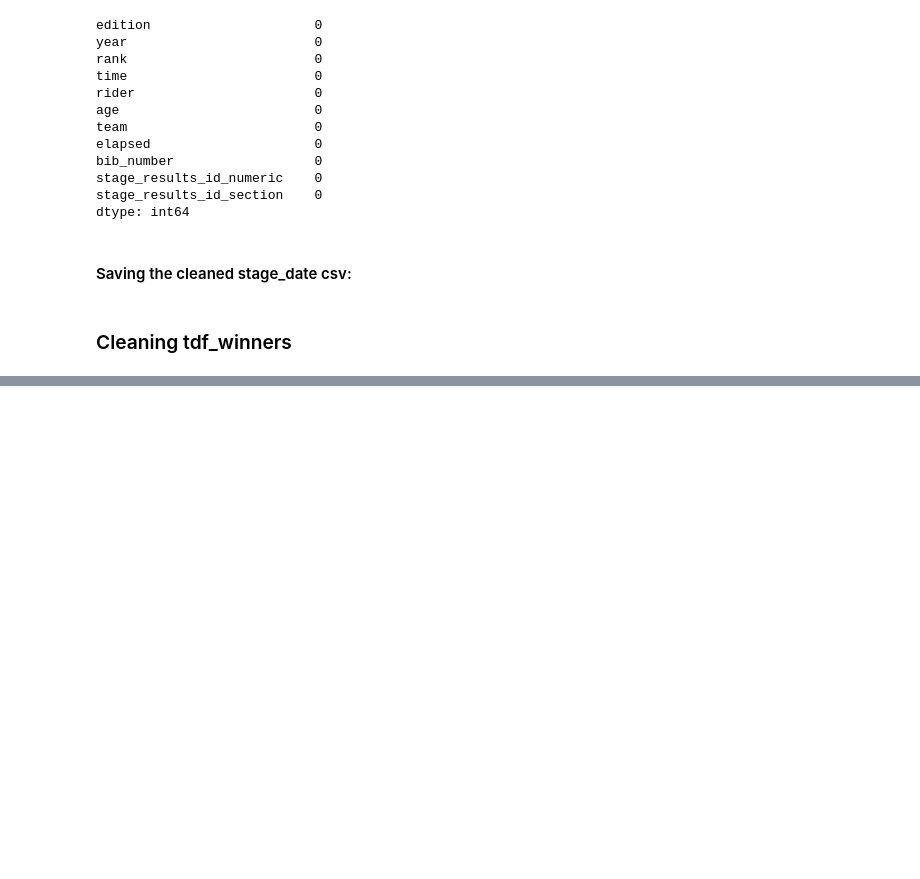
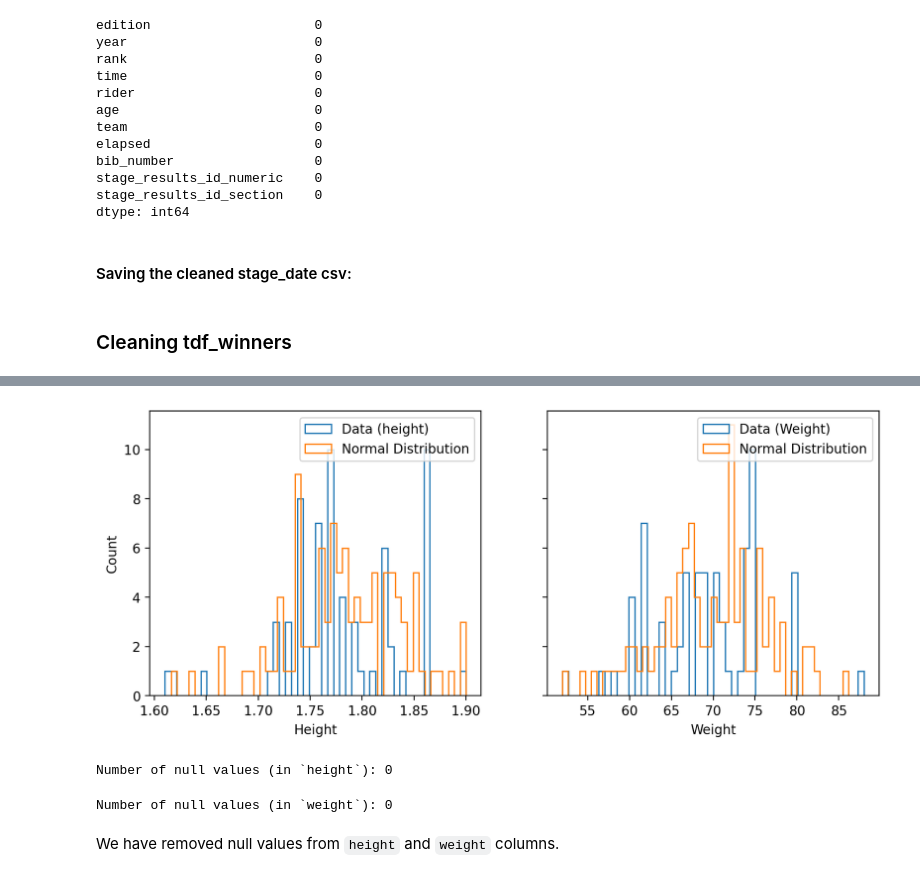
Before and after one commit to Astrojigs/R-project, a Jupyter notebook: Tour de france R project.ipynb, the cells around one changed output, grey strips where cells are left out. Cells and saved outputs as stored; diff of their text form; code cells hidden in the pictures; blank space fills up the shorter version.

```diff
--- a/Tour de france R project.ipynb
+++ b/Tour de france R project.ipynb
@@ -540,0 +484,72 @@ array(['1903-07-01', '1904-07-02', '1905-07-09', '1906-07-04',
+# %%
+# Truncating the normal distribution:
+def truncated_normal(mean, std, size,  min_, max_):
+    """
+    Returns a truncated normal distribution"""
+    return np.clip(np.random.normal(loc = mean, scale = std, size=size),min_, max_)
+# %%
+fig,ax = plt.subplots(1,2,figsize=(10,4),dpi=200,sharey=True)
+
+
+ax[0].hist(tdf_winners['height'],bins=50,histtype='step',label='Data (height)')
+ax[0].hist(truncated_normal(mean=tdf_winners['height'].mean(),std=tdf_winners['height'].std(),
+                          size=len(tdf_winners),
+                         min_=tdf_winners['height'].min(),
+                         max_=tdf_winners['height'].max()),
+        histtype='step',
+        bins=50,
+        label='Normal Distribution')
+ax[0].set_xlabel('Height')
+ax[0].set_ylabel('Count')
+ax[0].legend()
+ax[1].hist(tdf_winners['weight'],bins=50,histtype='step',label='Data (Weight)')
+ax[1].hist(truncated_normal(mean=tdf_winners['weight'].mean(),std=tdf_winners['weight'].std(),
+                          size=len(tdf_winners),
+                         min_=tdf_winners['weight'].min(),
+                         max_=tdf_winners['weight'].max()),
+        histtype='step',
+        bins=50,
+        label='Normal Distribution')
+
+ax[1].set_xlabel('Weight')
+
+ax[1].legend()
+plt.show()
+# %% [output]
+[figure, added]
+# %%
+# Substituting null values with these normally distributed values.
+for i in range(len(tdf_winners)):
+    # check if the ith element in `height` row is a null value
+    if pd.isna(tdf_winners.loc[i,'height']):
+        # replace the null value with a number which follows a normal distribution:
+        tdf_winners.loc[i,'height'] = truncated_normal(mean=tdf_winners['height'].mean(),
+                                                       std=tdf_winners['height'].std(),
+                                                       size=1,
+                                                       min_=tdf_winners['height'].min(),
+                                                       max_=tdf_winners['height'].max())
+    else:
+        pass
+
+print(f"Number of null values (in `height`): {pd.isnull(tdf_winners['height']).sum()}")
+# %% [output]
+Number of null values (in `height`): 0
+# %%
+# Substituting null values with these normally distributed values.
+for i in range(len(tdf_winners)):
+    # check if the ith element in `weight` row is a null value
+    if pd.isna(tdf_winners.loc[i,'weight']):
+        # replace the null value with a number which follows a normal distribution:
+        tdf_winners.loc[i,'weight'] = truncated_normal(mean=tdf_winners['weight'].mean(),
+                                                       std=tdf_winners['weight'].std(),
+                                                       size=1,
+                                                       min_=tdf_winners['weight'].min(),
+                                                       max_=tdf_winners['weight'].max())
+    else:
+        pass
+
+print(f"Number of null values (in `weight`): {pd.isnull(tdf_winners['weight']).sum()}")
+# %% [output]
+Number of null values (in `weight`): 0
+# %% [markdown]
+We have removed null values from `height` and `weight` columns.
```
Also changed, not shown: parts of 19 cells of this notebook.
